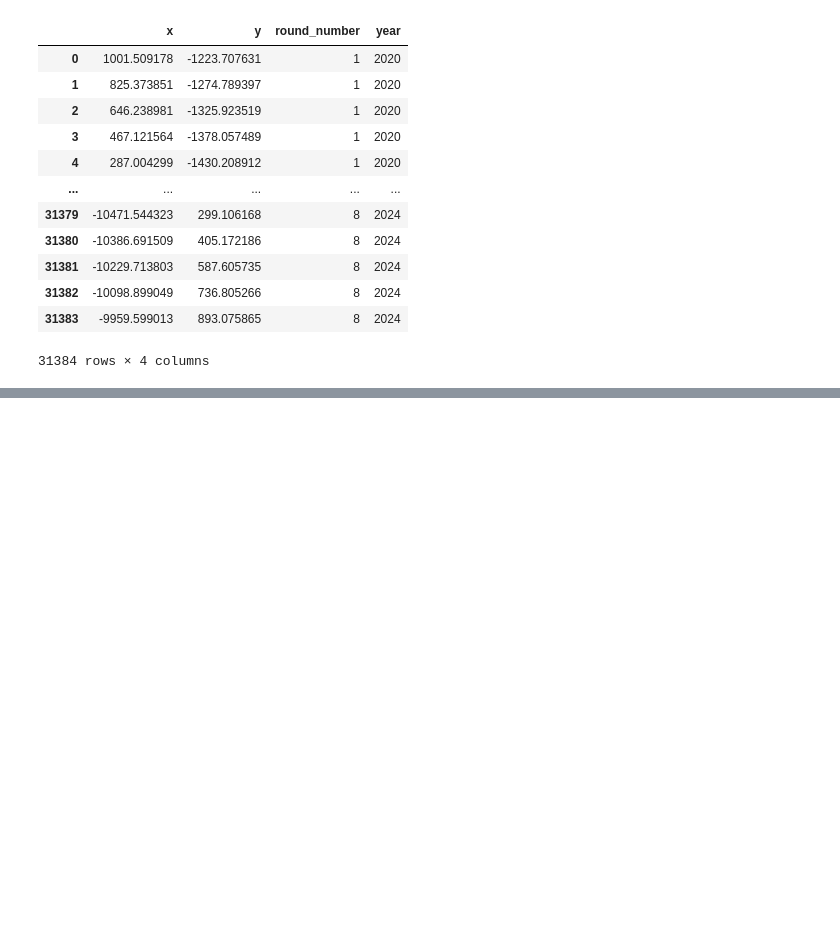
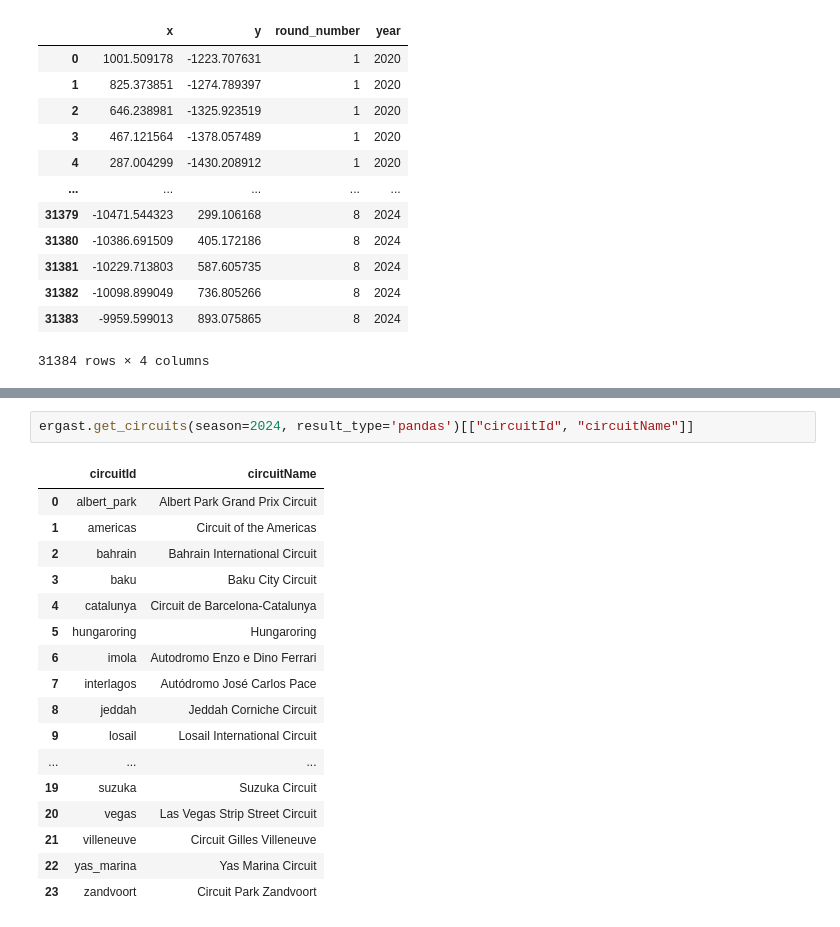
Before and after one commit to olesasha/InfoViz, a Jupyter notebook: E3/Notebooks/data_prep.ipynb, the cells around one changed output, grey strips where cells are left out. Drawn from its saved outputs; the diff is of its cells as text; blank space fills up the shorter version.

```diff
--- a/E3/Notebooks/data_prep.ipynb
+++ b/E3/Notebooks/data_prep.ipynb
@@ -102,0 +112,20 @@ df_circuits_new
+# %%
+ergast.get_circuits(season=2024, result_type='pandas')[["circuitId", "circuitName"]]
+# %% [output]
+|  | circuitId | circuitName |
+| 0 | albert_park | Albert Park Grand Prix Circuit |
+| 1 | americas | Circuit of the Americas |
+| 2 | bahrain | Bahrain International Circuit |
+| 3 | baku | Baku City Circuit |
+| 4 | catalunya | Circuit de Barcelona-Catalunya |
+| 5 | hungaroring | Hungaroring |
+| 6 | imola | Autodromo Enzo e Dino Ferrari |
+| 7 | interlagos | Autódromo José Carlos Pace |
+| 8 | jeddah | Jeddah Corniche Circuit |
+| 9 | losail | Losail International Circuit |
+| ... | ... | ... |
+| 19 | suzuka | Suzuka Circuit |
+| 20 | vegas | Las Vegas Strip Street Circuit |
+| 21 | villeneuve | Circuit Gilles Villeneuve |
+| 22 | yas_marina | Yas Marina Circuit |
+| 23 | zandvoort | Circuit Park Zandvoort |
```
Also changed, not shown: parts of 8 cells of this notebook, 5 other files.
